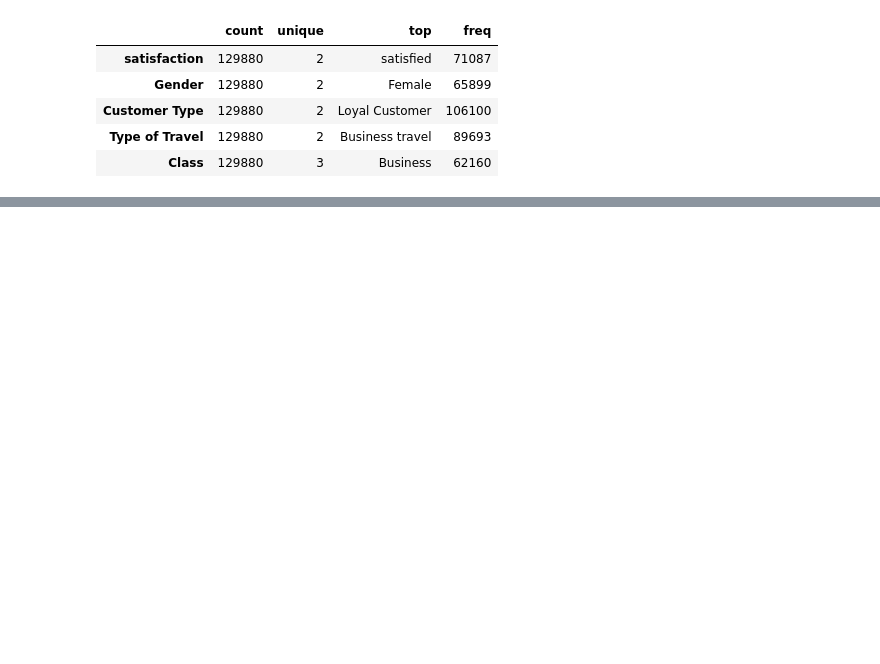
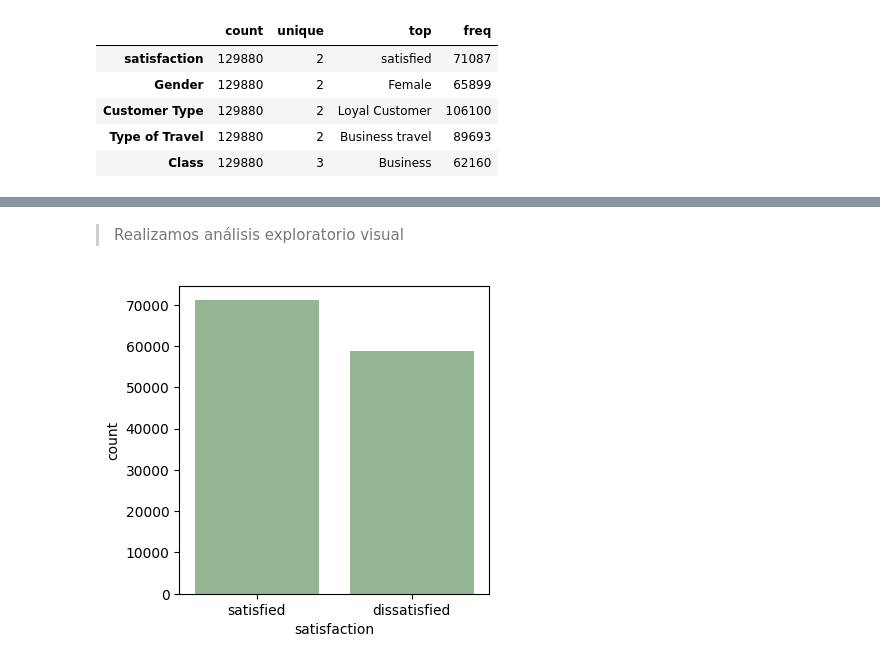
Before and after one commit to Adalab/promo-d-da-modulo3-sprint1-elisa-lidya, a Jupyter notebook: regresion-logistica/I-pair-regresion-logistica-EDA.ipynb, the cells around one changed output, grey strips where cells are left out. Drawn from its saved outputs; the diff is of its cells as text; code cells hidden in the pictures; blank space fills up the shorter version.

```diff
--- a/regresion-logistica/I-pair-regresion-logistica-EDA.ipynb
+++ b/regresion-logistica/I-pair-regresion-logistica-EDA.ipynb
@@ -165,0 +216,4 @@ df.select_dtypes
+# %%
+nuevas_columnas = {col: col.replace(" ", "_").replace("/", "_").replace("-", "_").lower() for col in df.columns}
+
+df.rename(columns = nuevas_columnas, inplace = True)
@@ -165,0 +227,16 @@ df.select_dtypes
+# %%
+numericas = df.select_dtypes(include=np.number)
+
+imputer = KNNImputer(n_neighbors=5)
+imputer.fit(numericas)
+imputer.transform(numericas)
+
+numericas = pd.DataFrame(imputer.transform(numericas), columns = numericas.columns)
+# %%
+numericas = numericas.astype("int64")
+# %%
+columnas = numericas.columns
+
+df.drop(columnas, axis = 1, inplace=True)
+
+df[columnas] = numericas[columnas]
@@ -165,0 +263,11 @@ df.select_dtypes
+# %% [markdown]
+> Realizamos análisis exploratorio visual
+# %%
+# Primero comprobamos nuestra variable respuesta
+
+plt.figure(figsize=(4,4))
+
+fig = sns.countplot(data = df, x = "satisfaction",  color = "darkseagreen")
+plt.show();
+# %% [output]
+[figure, added]
```
Also changed, not shown: parts of 15 cells of this notebook.
